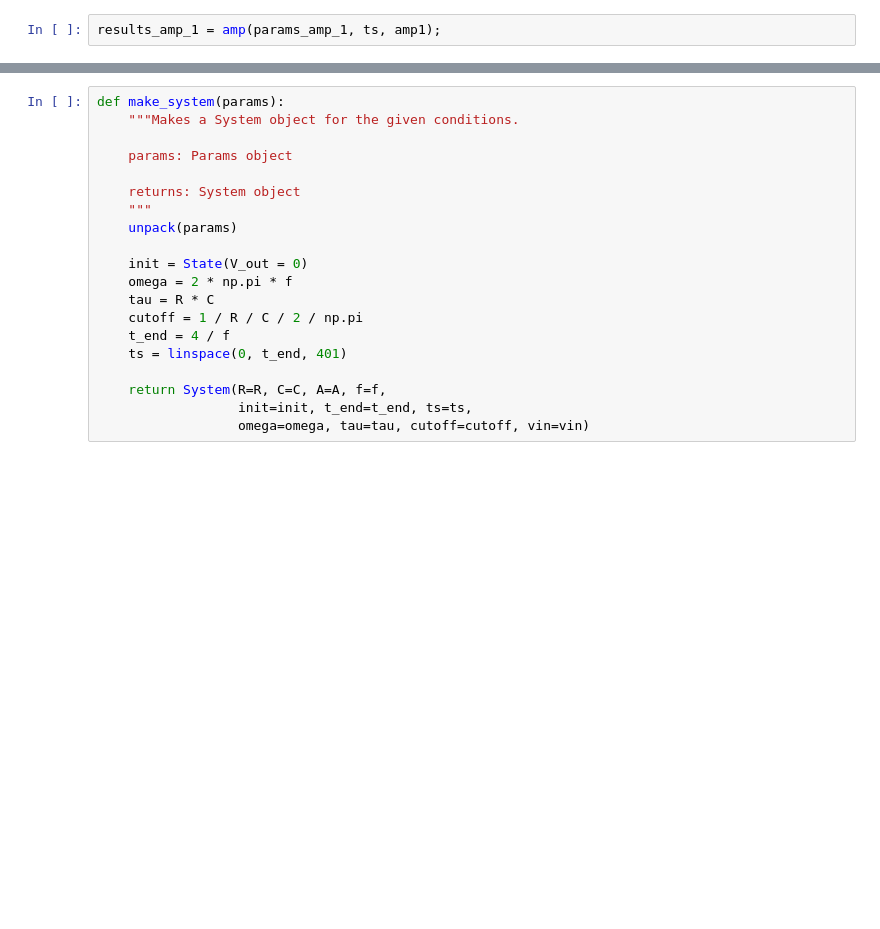
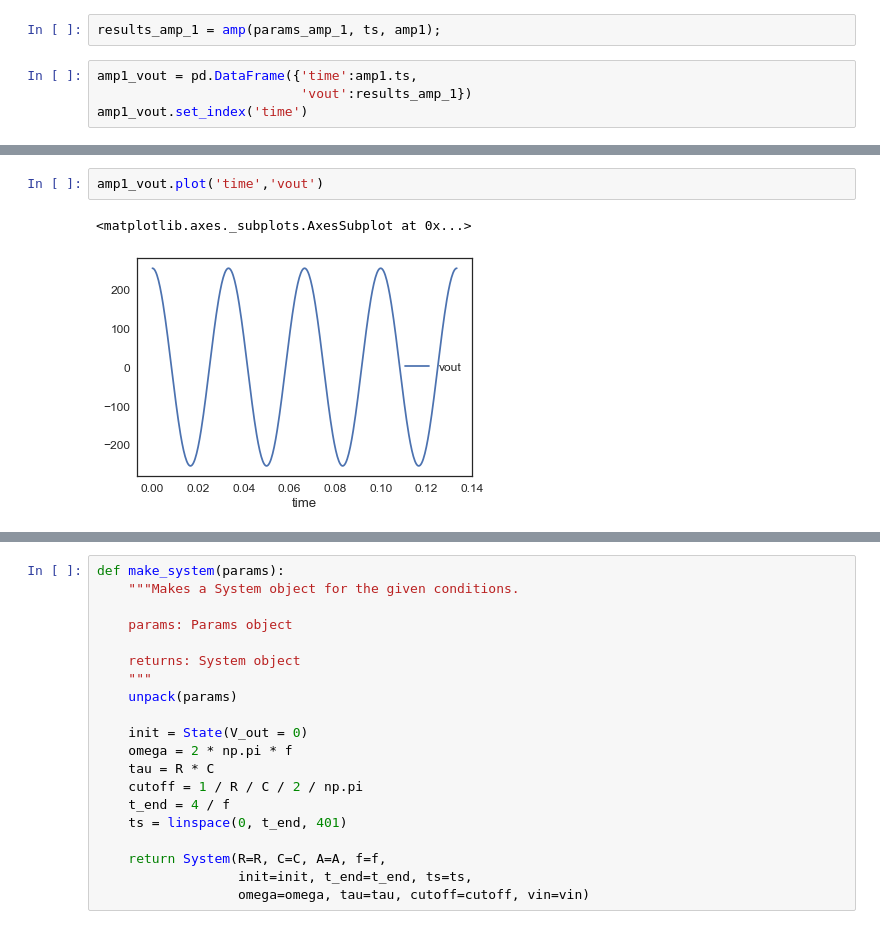
Before and after one commit to ThomasJagielski/ModSimPy, a Jupyter notebook: code/EKG Circuit Optimization.ipynb, the cells around one changed output, grey strips where cells are left out. Drawn from its saved outputs; the diff is of its cells as text; blank space fills up the shorter version.

```diff
--- a/code/EKG Circuit Optimization.ipynb
+++ b/code/EKG Circuit Optimization.ipynb
@@ -79,3 +81,7 @@ def amp(state, t, system):
     return vout
 # %%
 results_amp_1 = amp(params_amp_1, ts, amp1);
+# %%
+amp1_vout = pd.DataFrame({'time':amp1.ts,
+                          'vout':results_amp_1})
+amp1_vout.set_index('time')
@@ -82 +108,6 @@ results_amp_1 = amp(params_amp_1, ts, amp1);
+# %%
+amp1_vout.plot('time','vout')
+# %% [output]
+<matplotlib.axes._subplots.AxesSubplot at 0x...>
+[figure, added]
 # %%
```
Also changed, not shown: parts of 8 cells of this notebook.
